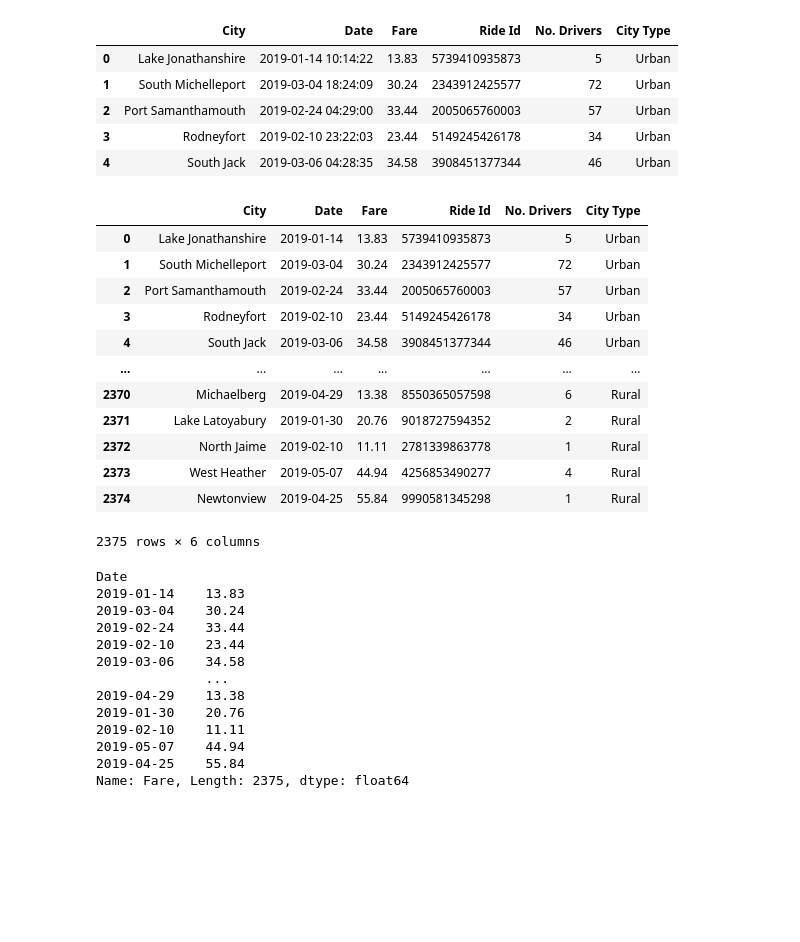
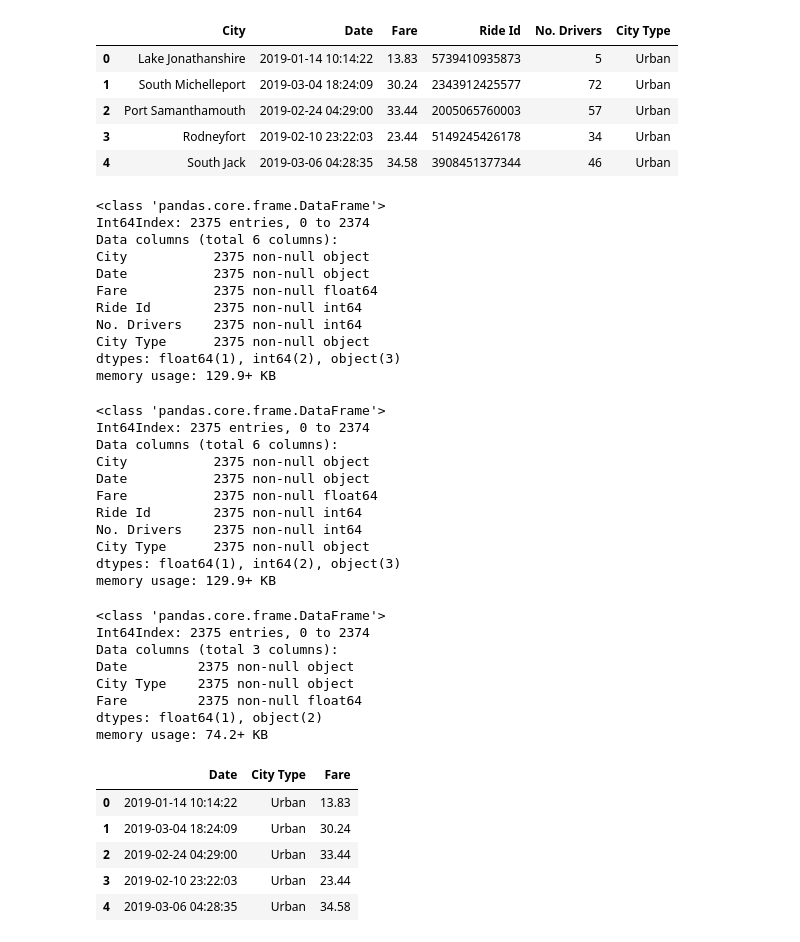
Before and after one commit to juan-mpn/PyBer_Analysis, a Jupyter notebook: PyBer_Challenge.ipynb, the cells around one changed output. Drawn from its saved outputs; the diff is of its cells as text; code cells hidden in the pictures; blank space fills up the shorter version.

```diff
--- a/PyBer_Challenge.ipynb
+++ b/PyBer_Challenge.ipynb
@@ -1160,42 +1160,56 @@ pyber_data_df.head()
 | 2 | Port Samanthamouth | 2019-02-24 04:29:00 | 33.44 | 2005065760003 | 57 | Urban |
 | 3 | Rodneyfort | 2019-02-10 23:22:03 | 23.44 | 5149245426178 | 34 | Urban |
 | 4 | South Jack | 2019-03-06 04:28:35 | 34.58 | 3908451377344 | 46 | Urban |
+# %%
+pyber_data_df.info()
+# %% [output]
+<class 'pandas.core.frame.DataFrame'>
+Int64Index: 2375 entries, 0 to 2374
+Data columns (total 6 columns):
+City           2375 non-null object
+Date           2375 non-null object
+Fare           2375 non-null float64
+Ride Id        2375 non-null int64
+No. Drivers    2375 non-null int64
+City Type      2375 non-null object
+dtypes: float64(1), int64(2), object(3)
+memory usage: 129.9+ KB
 # %%
-pyber_data_df["Date"] = pd.to_datetime(pd.to_datetime(pyber_data_df["Date"]).dt.date)
+# pyber_data_df["Date"] = pd.to_datetime(pd.to_datetime(pyber_data_df["Date"]).dt.date)
 #pyber_data_df = pyber_data_df.set_index('Date')
-pyber_data_df
+pyber_data_df.info()
 # %% [output]
-|  | City | Date | Fare | Ride Id | No. Drivers | City Type |
-| 0 | Lake Jonathanshire | 2019-01-14 | 13.83 | 5739410935873 | 5 | Urban |
-| 1 | South Michelleport | 2019-03-04 | 30.24 | 2343912425577 | 72 | Urban |
-| 2 | Port Samanthamouth | 2019-02-24 | 33.44 | 2005065760003 | 57 | Urban |
-| 3 | Rodneyfort | 2019-02-10 | 23.44 | 5149245426178 | 34 | Urban |
-| 4 | South Jack | 2019-03-06 | 34.58 | 3908451377344 | 46 | Urban |
-| ... | ... | ... | ... | ... | ... | ... |
-| 2370 | Michaelberg | 2019-04-29 | 13.38 | 8550365057598 | 6 | Rural |
-| 2371 | Lake Latoyabury | 2019-01-30 | 20.76 | 9018727594352 | 2 | Rural |
-| 2372 | North Jaime | 2019-02-10 | 11.11 | 2781339863778 | 1 | Rural |
-| 2373 | West Heather | 2019-05-07 | 44.94 | 4256853490277 | 4 | Rural |
-| 2374 | Newtonview | 2019-04-25 | 55.84 | 9990581345298 | 1 | Rural |
-2375 rows × 6 columns
+<class 'pandas.core.frame.DataFrame'>
+Int64Index: 2375 entries, 0 to 2374
+Data columns (total 6 columns):
+City           2375 non-null object
+Date           2375 non-null object
+Fare           2375 non-null float64
+Ride Id        2375 non-null int64
+No. Drivers    2375 non-null int64
+City Type      2375 non-null object
+dtypes: float64(1), int64(2), object(3)
+memory usage: 129.9+ KB
 # %%
 new_df = pyber_data_df[["Date", "City Type", "Fare"]].copy()
 # s = pd.Series(['2010-01-01 10:00', '2010-06-01 11:00'])
 # pd.to_datetime(pd.to_datetime(s).dt.date)
-del new_df.index.name
-new_df = new_df.set_index('Date')
-new_df['Fare']
+new_df.info()
 # %% [output]
-Date
-2019-01-14    13.83
-2019-03-04    30.24
-2019-02-24    33.44
-2019-02-10    23.44
-2019-03-06    34.58
-              ...
-2019-04-29    13.38
-2019-01-30    20.76
-2019-02-10    11.11
-2019-05-07    44.94
-2019-04-25    55.84
-Name: Fare, Length: 2375, dtype: float64
+<class 'pandas.core.frame.DataFrame'>
+Int64Index: 2375 entries, 0 to 2374
+Data columns (total 3 columns):
+Date         2375 non-null object
+City Type    2375 non-null object
+Fare         2375 non-null float64
+dtypes: float64(1), object(2)
+memory usage: 74.2+ KB
+# %%
+new_df.head()
+# %% [output]
+|  | Date | City Type | Fare |
+| 0 | 2019-01-14 10:14:22 | Urban | 13.83 |
+| 1 | 2019-03-04 18:24:09 | Urban | 30.24 |
+| 2 | 2019-02-24 04:29:00 | Urban | 33.44 |
+| 3 | 2019-02-10 23:22:03 | Urban | 23.44 |
+| 4 | 2019-03-06 04:28:35 | Urban | 34.58 |
```
Also changed, not shown: parts of 3 cells of this notebook, 1 other file.
